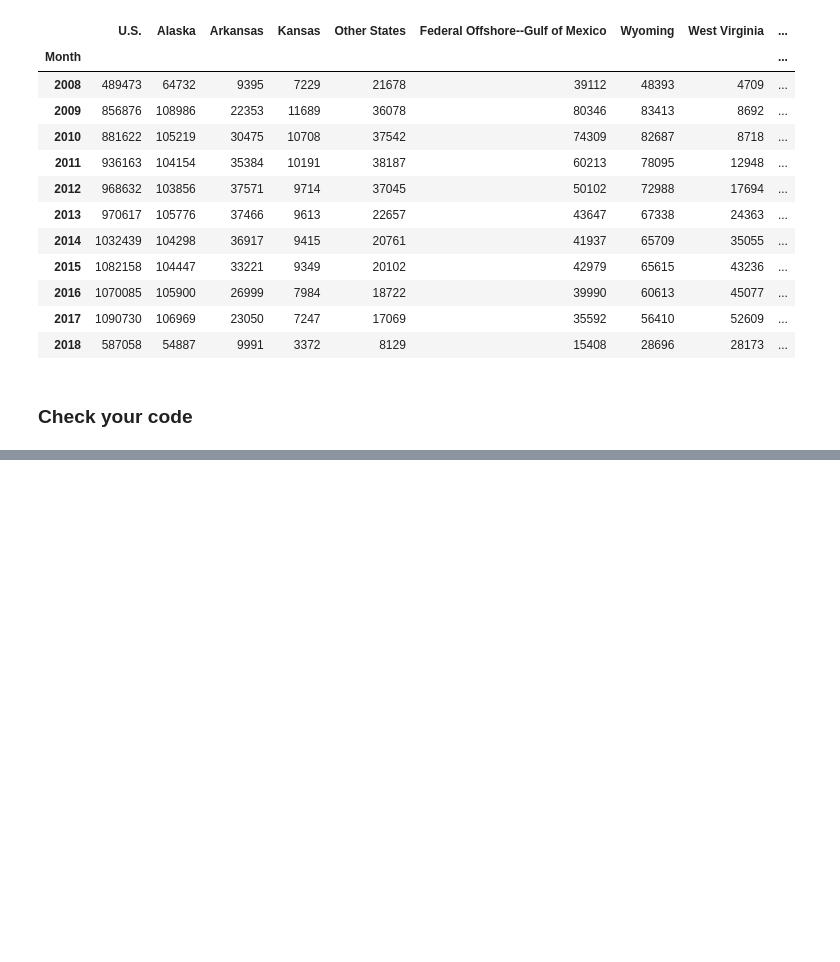
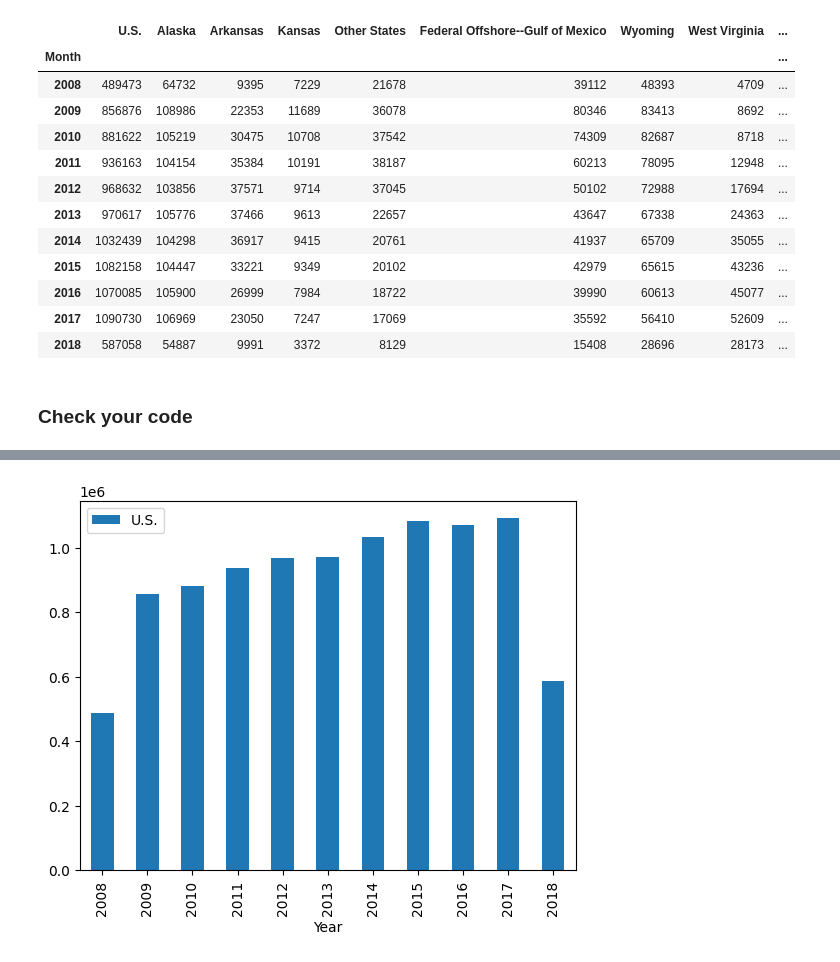
Before and after one commit to atakancansuit/data-us-oil-and-gas-production, a Jupyter notebook: oil_and_gas.ipynb, the cells around one changed output, grey strips where cells are left out. Cells and saved outputs as stored; diff of their text form; code cells hidden in the pictures; blank space fills up the shorter version.

Commit message:
Completed filtered_gas step

```diff
--- a/oil_and_gas.ipynb
+++ b/oil_and_gas.ipynb
@@ -183,3 +183,8 @@ test_full_gas.py::TestFullGas::test_df_has_the_right_values PASSED       [100%]
 git commit -m 'Completed full_gas step'
 
 git push origin master
+# %%
+plot = yearly_gas_df.filter(items=['U.S.']).plot(kind="bar")
+plot.set_xlabel("Year");
+# %% [output]
+[figure, added]
```
Also changed, not shown: parts of 6 cells of this notebook, 1 other file.
